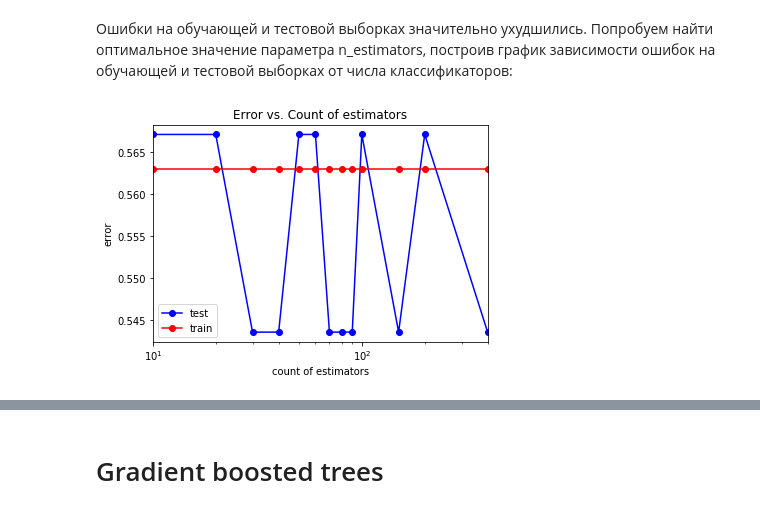
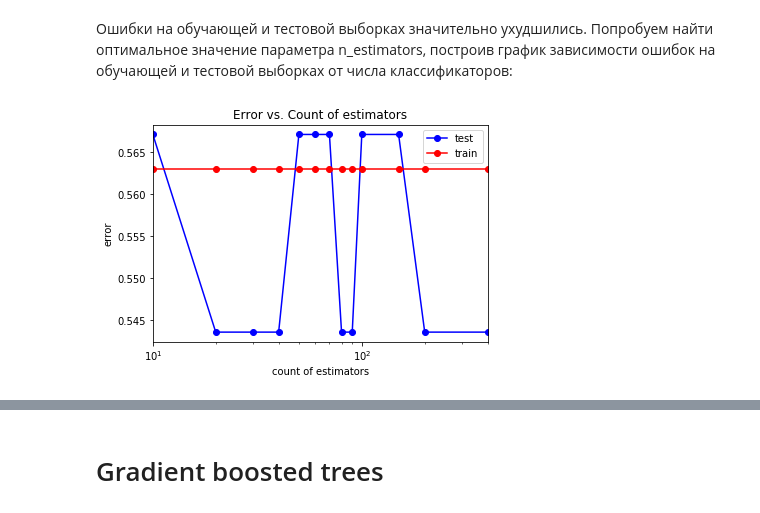
Before and after one commit to alitsov/machine-learning-homeworks, a Jupyter notebook: winequality-white.ipynb, the cells around one changed output, grey strips where cells are left out. Saved outputs shown, nothing was run; the diff lists cells and outputs as text; code cells hidden in the pictures.

```diff
--- a/winequality-white.ipynb
+++ b/winequality-white.ipynb
@@ -1008,26 +1008,26 @@ print("Ошибка на обучающей выборке", err_train, ", ош
 # %%
 estimators_arr = (10, 20, 30, 40, 50, 60, 70, 80, 90, 100, 150, 200, 400)
 test_err = []
 train_err = []
 for estimators in estimators_arr:
     ab = ensemble.AdaBoostClassifier(n_estimators = estimators)
     ab.fit(X_train, y_train)
 
     y_train_pred = ab.predict(X_train)
     y_test_pred = ab.predict(X_test)
     train_err.append(np.mean(y_train != y_train_pred))
     test_err.append(np.mean(y_test != y_test_pred))
 
-plt.semilogx(tree_arr, test_err, 'b-o', label = 'test')
-plt.semilogx(tree_arr, train_err, 'r-o', label = 'train')
-plt.xlim([np.min(estimators_arr), np.max(tree_arr)])
+plt.semilogx(estimators_arr, test_err, 'b-o', label = 'test')
+plt.semilogx(estimators_arr, train_err, 'r-o', label = 'train')
+plt.xlim([np.min(estimators_arr), np.max(estimators_arr)])
 plt.title('Error vs. Count of estimators')
 plt.xlabel('count of estimators')
 plt.ylabel('error')
 plt.legend()
 pass
 # %% [output]
-[figure, old version]
+[figure, new version]
 # %%
 min_test_error = test_err[0]
 min_index = 0
```
Also changed, not shown: parts of 41 cells of this notebook.
